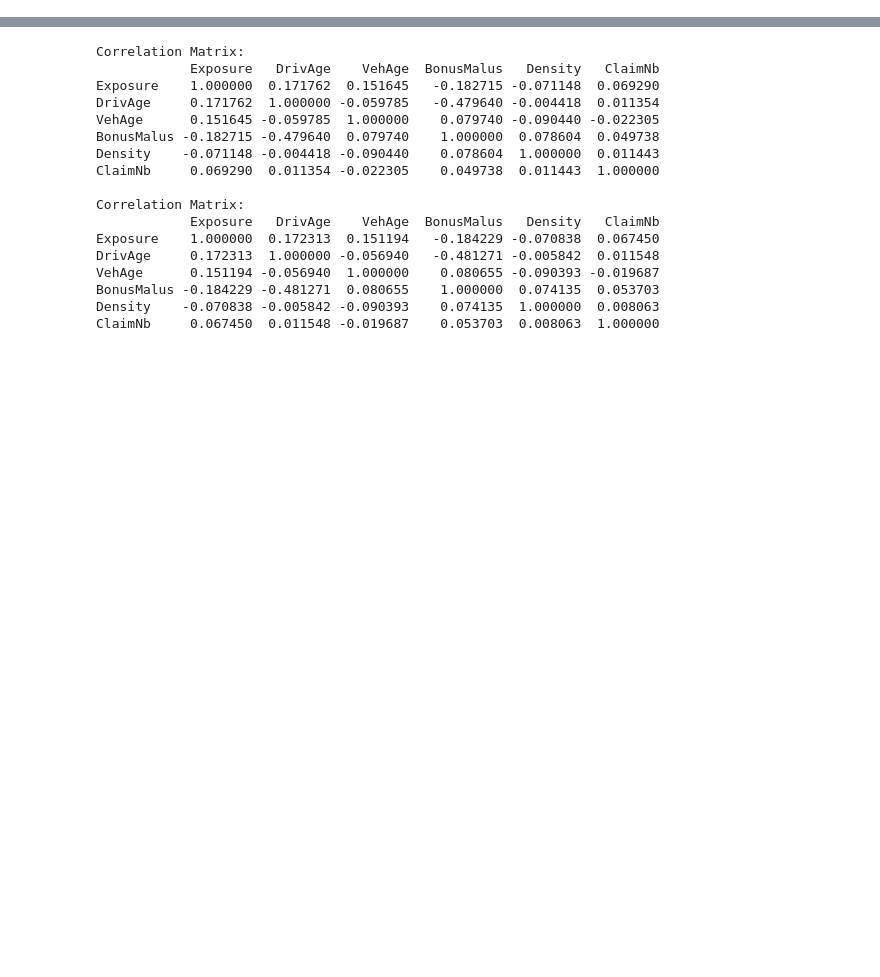
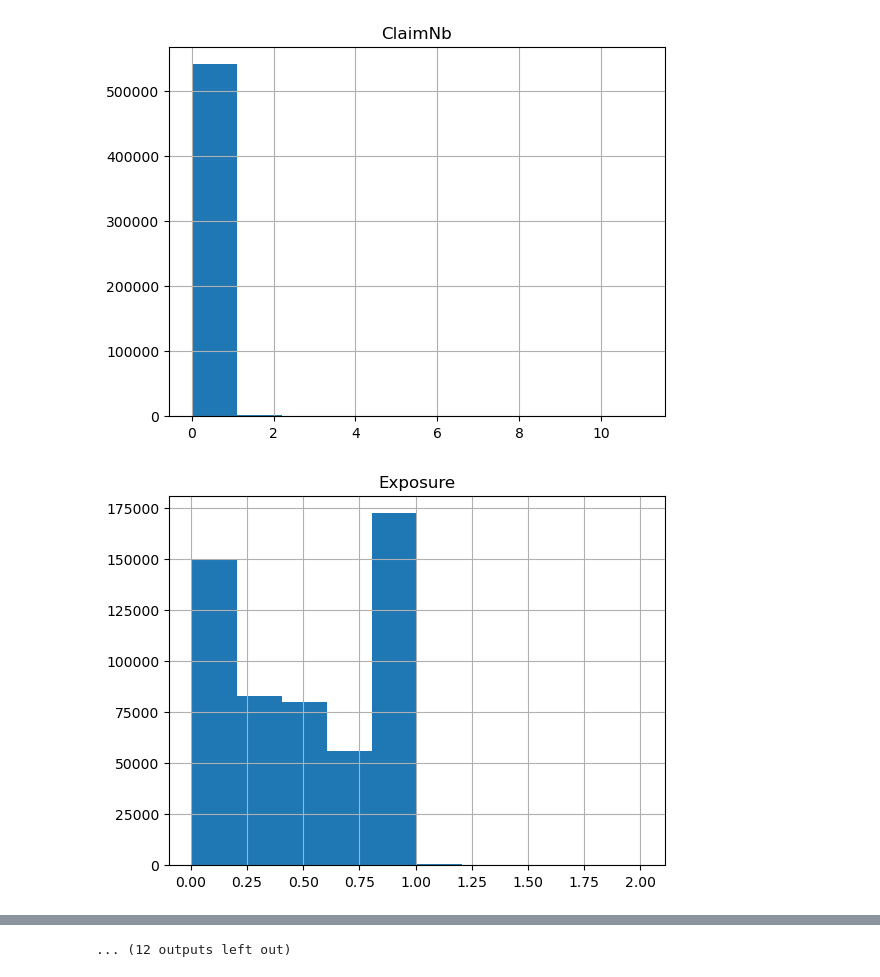
Before and after one commit to Oliverdron/MachineLearning_Project_2025_TeamJP, a Jupyter notebook: cleaning.ipynb, the cells around one changed output, grey strips where cells are left out. Cells and saved outputs as stored; diff of their text form; code cells hidden in the pictures; blank space fills up the shorter version.

Commit message:
Just some small tweeks and scatterplots

```diff
--- a/cleaning.ipynb
+++ b/cleaning.ipynb
@@ -18,41 +18,47 @@ target = "ClaimNb"
 
 for data_frame in [df_train, df_test]:
     #histograms for every column
-    # for column in data_frame.columns:
-    #     if column == 'IDpol':
-    #         continue  # Skip the IDpol column
-    #     data_frame[column].hist()
-    #     plt.title(column)
-    #     plt.show()
+    for column in data_frame.columns:
+        if column == 'IDpol':
+            continue  # Skip the IDpol column
+        data_frame[column].hist()
+        plt.title(column)
+        plt.show()
 
     #frequency of each value in each column
     # freq_dict = {}
 
     # for column in data_frame.columns:
     #     if column == 'IDpol':
     #         continue  # Skip the IDpol column
     #     freq_dict[column] = data_frame[column].value_counts().to_dict()
 
     # Example: print frequencies for one column
     # for col, freqs in freq_dict.items():
     #     print(f"\nColumn: {col}")
     #     print(freqs)
 
 
     # Create boxplots
     # for col in numeric_cols:
     #     plt.figure(figsize=(6, 4))
     #     data_frame.boxplot(column=col, by=target)
     #     plt.title(f"{col} by {target}")
     #     plt.suptitle("")  # remove automatic title
     #     plt.xlabel(target)
     #     plt.ylabel(col)
     #     plt.tight_layout()
     #     plt.show()
 
     # Correlation matrix
-    df = data_frame[numeric_cols + [target]]
-    correlation_matrix = df.corr()
-    print("\nCorrelation Matrix:")
-    print(correlation_matrix)
+    # df = data_frame[numeric_cols + [target]]
+    # correlation_matrix = df.corr()
+    # print("\nCorrelation Matrix:")
+    # print(correlation_matrix)
+
+    #scatter plots for numeric columns
+    sns.pairplot(data_frame[numeric_cols + [target]], diag_kind='k')
+    plt.show()
 # %% [output]
+[figure, added]
+[figure, added]
@@ -59,17 +75 @@ for data_frame in [df_train, df_test]:
-Correlation Matrix:
-            Exposure   DrivAge    VehAge  BonusMalus   Density   ClaimNb
-Exposure    1.000000  0.171762  0.151645   -0.182715 -0.071148  0.069290
-DrivAge     0.171762  1.000000 -0.059785   -0.479640 -0.004418  0.011354
-VehAge      0.151645 -0.059785  1.000000    0.079740 -0.090440 -0.022305
-BonusMalus -0.182715 -0.479640  0.079740    1.000000  0.078604  0.049738
-Density    -0.071148 -0.004418 -0.090440    0.078604  1.000000  0.011443
-ClaimNb     0.069290  0.011354 -0.022305    0.049738  0.011443  1.000000
-
-Correlation Matrix:
-            Exposure   DrivAge    VehAge  BonusMalus   Density   ClaimNb
-Exposure    1.000000  0.172313  0.151194   -0.184229 -0.070838  0.067450
-DrivAge     0.172313  1.000000 -0.056940   -0.481271 -0.005842  0.011548
-VehAge      0.151194 -0.056940  1.000000    0.080655 -0.090393 -0.019687
-BonusMalus -0.184229 -0.481271  0.080655    1.000000  0.074135  0.053703
-Density    -0.070838 -0.005842 -0.090393    0.074135  1.000000  0.008063
-ClaimNb     0.067450  0.011548 -0.019687    0.053703  0.008063  1.000000
+... (12 outputs left out)
```
Also changed, not shown: parts of 1 cell of this notebook.
